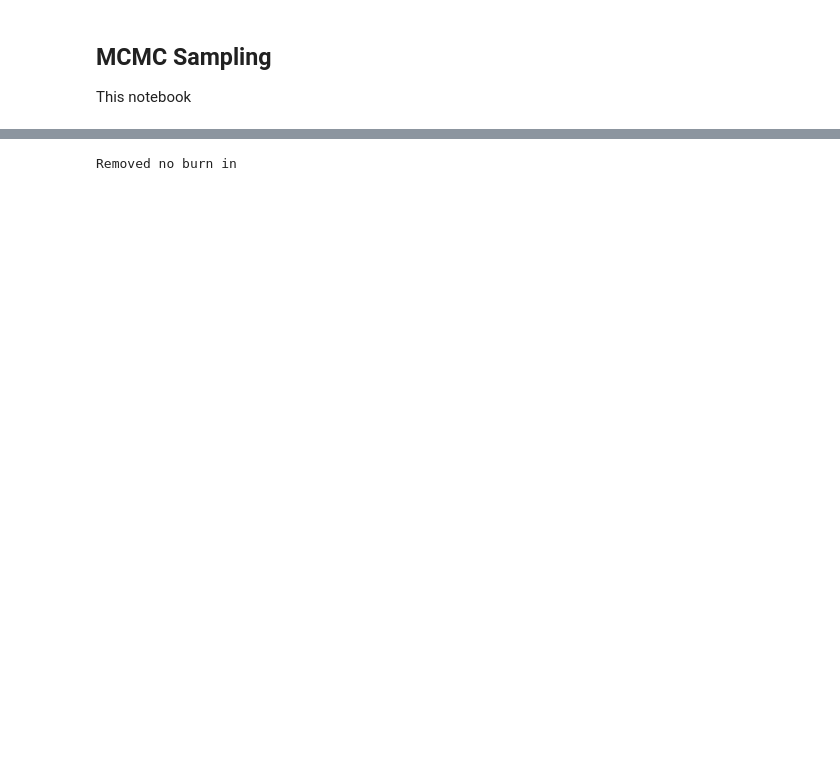
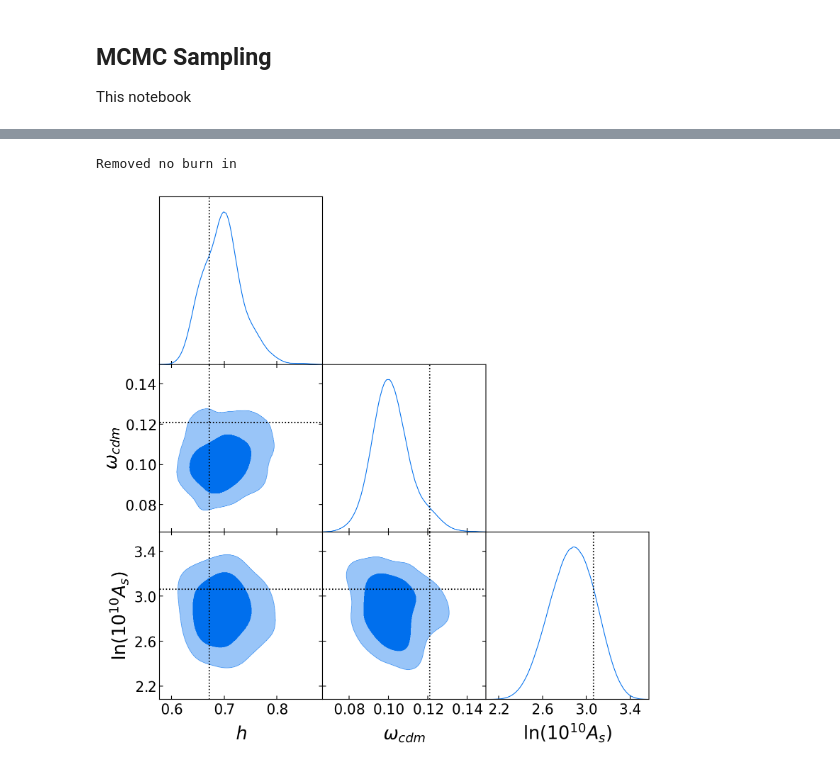
Before and after one commit to ShengyuHE/desi_spectro_sys, a Jupyter notebook: main/sampling.ipynb, the cells around one changed output, grey strips where cells are left out. Cells and saved outputs as stored; diff of their text form; code cells hidden in the pictures; blank space fills up the shorter version.

```diff
--- a/main/sampling.ipynb
+++ b/main/sampling.ipynb
@@ -9,6 +9,7 @@ import numpy as np
 import matplotlib
 import matplotlib.gridspec as gridspec
 from matplotlib import pyplot as plt
+from getdist import plots
 
 # from mockfactory import Catalog
 from cosmoprimo.fiducial import DESI
@@ -17,12 +18,10 @@ from desilike.observables.galaxy_clustering import TracerPowerSpectrumMultipoles
 from desilike.emulators import EmulatedCalculator, Emulator, TaylorEmulatorEngine
 from desilike.likelihoods import ObservablesGaussianLikelihood
 from desilike.samplers.emcee import EmceeSampler
+from desilike.samples import plotting, Chain
 from desilike import setup_logging
 setup_logging()  # for logging messages
 
-plt.rcParams['axes.labelsize'] = 14
-plt.rcParams['axes.titlesize'] = 14
-plt.rcParams['legend.fontsize'] = 14
 %config InlineBackend.figure_format = 'retina'
 %matplotlib inline
 # %% [output]
@@ -85,38 +83,38 @@ chain = Chain.load(chain_fn).remove_burnin(burnin)[::slice_step]
 # %%
-from getdist import plots
-from desilike.samples import plotting
+# plot the corner plot for posterior distributions
 
 catalogue = 'fiducial'
 params = ['h','omega_cdm','logA']
 
 g = plots.get_subplot_plotter()
 g.settings.fig_width_inch= 8
 g.settings.legend_fontsize = 20
 g.settings.axes_labelsize = 20
 g.settings.axes_fontsize = 16
 g.settings.figure_legend_frame = False
 
 plotting.plot_triangle(chain, title_limit=0, filled = True, params = params,
                         #    legend_labels = [r'$FOLPS+f_c$', r'$FOLPS$'], legend_loc= 'upper right',
 
                             # contour_ls = lss, contour_lws = lws, contour_colors = colors,
                             # param_limits=param_limits,
-                            smoothed=True, g=g)
+                            smoothed=True, show=False, g=g)
+
 def set_true_values(catalogue, params):
     update_values = {
         'fiducial': {'h': 0.6711, 'omega_cdm': 0.1209, 'Omega_cdm': 0.2685, 'omega_b':0.02207,'logA': 3.0631, 'm_ncdm': 0.0, 'n_s':0.9624, 'w0_fld':-1.0, 'fc':0.01},
         'Mnu_p': {'h': 0.6711, 'omega_cdm': 0.1198, 'Omega_cdm': 0.2661, 'omega_b':0.02207,'logA': 3.1247, 'm_ncdm': 0.1, 'n_s':0.9624, 'w0_fld':-1.0},
         'Mnu_ppp': {'h': 0.6711, 'omega_cdm': 0.1166, 'Omega_cdm': 0.2590, 'omega_b':0.02207,'logA': 3.3113, 'm_ncdm': 0.4, 'n_s':0.9624, 'w0_fld':-1.0}
     }
     if catalogue in update_values:
         truth_values = update_values[catalogue]
     return [truth_values[param] for param in params if param in truth_values]
 true_values = set_true_values(catalogue, params)
 for i in range(len(true_values)):
     for j in range(i+1):
         g.subplots[i,j].axvline(true_values[j], c = 'k', ls = ':', lw = 1.2)
         if i != j:
             g.subplots[i,j].axhline(true_values[i], c = 'k', ls = ':', lw = 1.2)
-g.export(dpi=300)
 # %% [output]
 Removed no burn in
+[figure, added]
```
Also changed, not shown: parts of 2 cells of this notebook.
